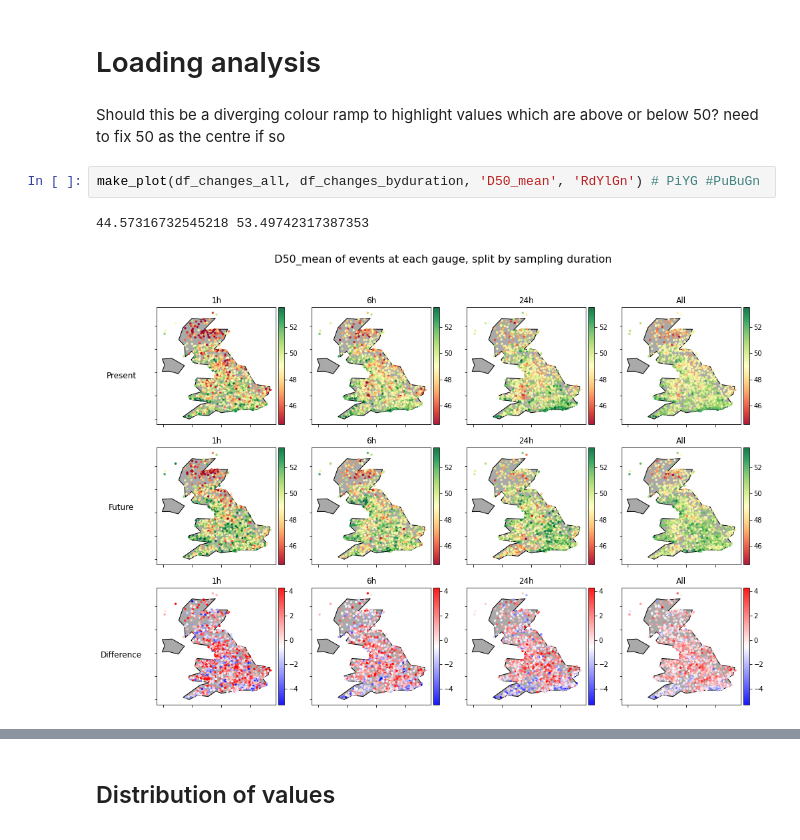
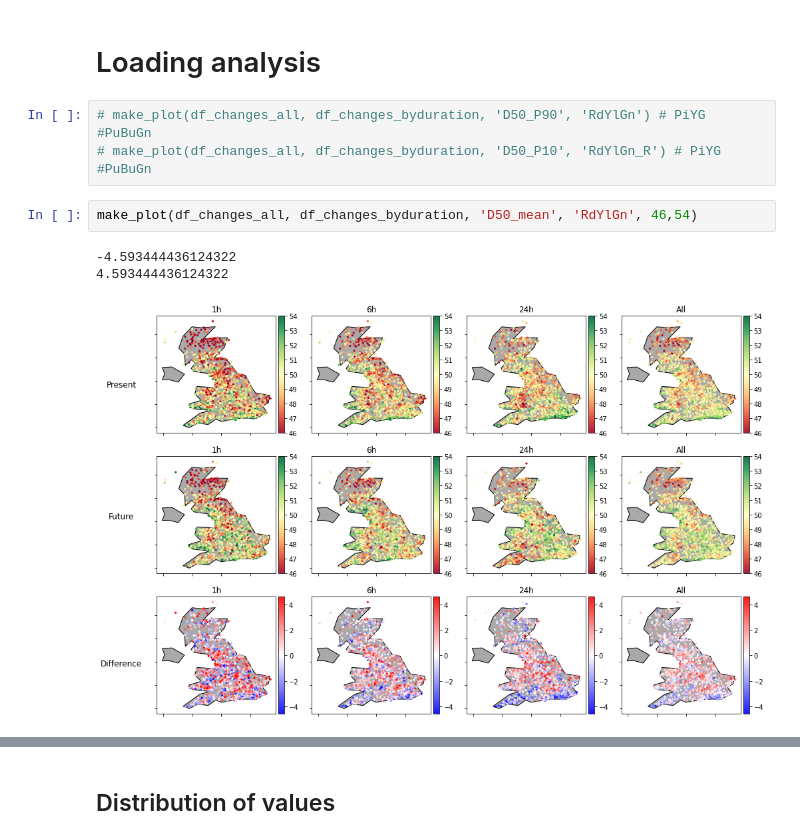
Before and after one commit to masher92/UKCP18, a Jupyter notebook: FindIndependentRainfallEvents/AnalyseProfiles/AMAX_Events/MasterPlotting.ipynb, the cells around one changed output, grey strips where cells are left out. Saved outputs shown, nothing was run; the diff lists cells and outputs as text.

```diff
--- a/FindIndependentRainfallEvents/AnalyseProfiles/AMAX_Events/MasterPlotting.ipynb
+++ b/FindIndependentRainfallEvents/AnalyseProfiles/AMAX_Events/MasterPlotting.ipynb
@@ -261,9 +163,11 @@ make_plot(df_changes_all, df_changes_byduration, 'R', 'inferno')
 # %% [markdown]
 # Loading analysis
-# %% [markdown]
-Should this be a diverging colour ramp to highlight values which are above or below 50? need to fix 50 as the centre if so
+# %%
+# make_plot(df_changes_all, df_changes_byduration, 'D50_P90', 'RdYlGn') # PiYG #PuBuGn
+# make_plot(df_changes_all, df_changes_byduration, 'D50_P10', 'RdYlGn_R') # PiYG #PuBuGn
 # %%
-make_plot(df_changes_all, df_changes_byduration, 'D50_mean', 'RdYlGn') # PiYG #PuBuGn
+make_plot(df_changes_all, df_changes_byduration, 'D50_mean', 'RdYlGn', 46,54)
 # %% [output]
-44.57316732545218 53.49742317387353
+-4.593444436124322
+4.593444436124322
-[figure, old version]
+[figure, new version]
```
Also changed, not shown: parts of 61 cells of this notebook, 10 other files.
